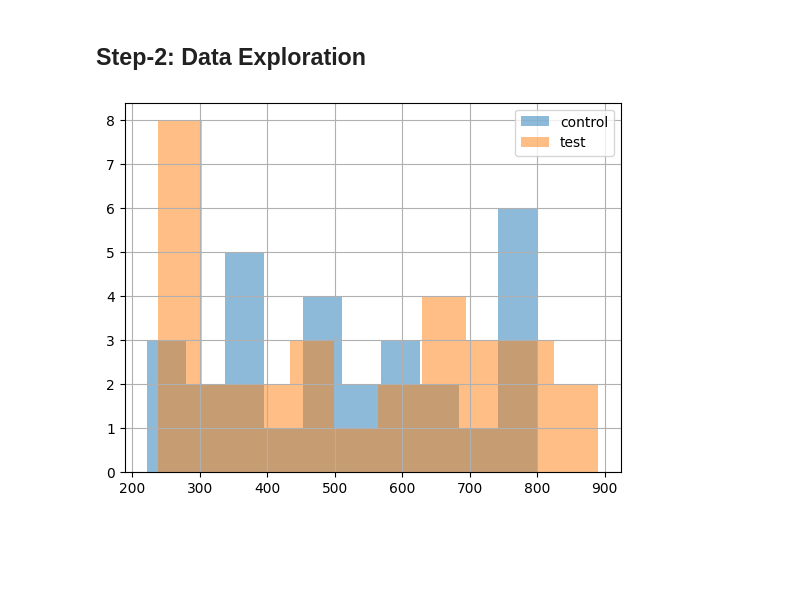
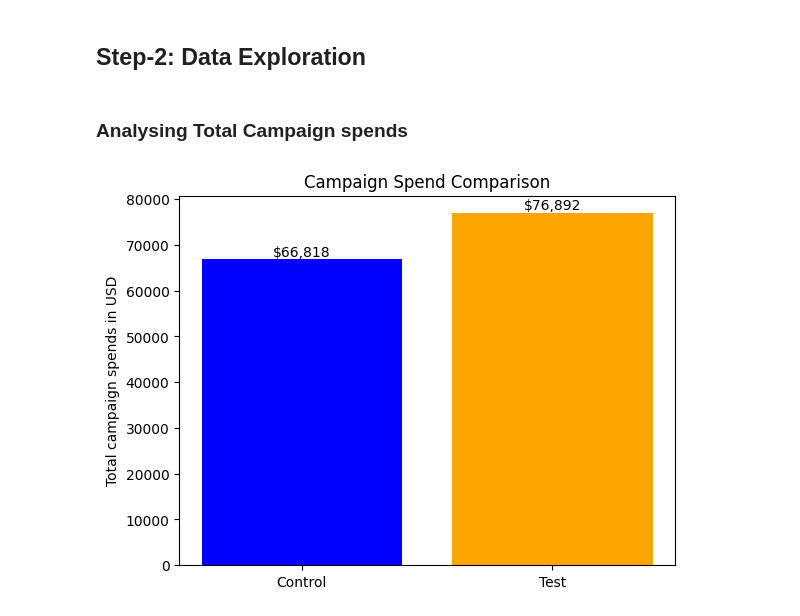
Before and after one commit to ameygawade/DataScience-Kaggle-A-B_Testing, a Jupyter notebook: a-b-testing.ipynb, the cells around one changed output. Drawn from its saved outputs; the diff is of its cells as text; code cells hidden in the pictures; blank space fills up the shorter version.

```diff
--- a/a-b-testing.ipynb
+++ b/a-b-testing.ipynb
@@ -171,0 +188,2 @@ df_control_gp.head()
+# %%
+df_control_gp['Conversion_Rate_%'] = round(((df_control_gp['Purchases']/df_control_gp['Website_Clicks'])*100),2)
@@ -171,0 +192,2 @@ df_control_gp.head()
+# %%
+df_control_gp['CPP'] = round(((df_control_gp['Spend_USD']/df_control_gp['Purchases'])*100),2)
@@ -232,6 +279,17 @@ df_test_gp.head()
 | 2 | Test Campaign | 2019-08-03 | 2365 | 70263 | 45198 | 7885 | 2572 | ... |
 | 3 | Test Campaign | 2019-08-04 | 2710 | 78451 | 25937 | 4216 | 2216 | ... |
 | 4 | Test Campaign | 2019-08-05 | 2297 | 114295 | 95138 | 5863 | 2106 | ... |
+# %%
+df_test_gp['Day'] = df_test_gp['Date'].dt.day_name()
+import holidays
+# Add a column indicating if the date is a weekend
+df_test_gp['Is_Weekend'] = df_test_gp['Day'].isin(['Saturday', 'Sunday'])
+
+# Define the country-specific holidays (e.g., US holidays)
+country_holidays = holidays.US(years=df_test_gp['Date'].dt.year.unique())
+
+# Add a column indicating if the date is a holiday
+df_test_gp['Is_Holiday'] = df_test_gp['Date'].isin(country_holidays)
 # %%
 df_test_gp.rename(columns={
     'Campaign Name': 'Campaign',
@@ -256,0 +317,4 @@ df_test_gp.head()
+# %%
+df_test_gp['CTR_%'] = round(((df_test_gp['Website_Clicks']/df_test_gp['Impressions'])*100),2)
+df_test_gp['Conversion_Rate_%'] = round(((df_test_gp['Purchases']/df_test_gp['Website_Clicks'])*100),2)
+df_test_gp['CPP'] = round(((df_test_gp['Spend_USD']/df_test_gp['Purchases'])*100),2)
@@ -257,11 +341,24 @@ df_test_gp.head()
 # %% [markdown]
 ## Step-2: Data Exploration
-# %%
-import matplotlib.pyplot as plt
-
-df_control_gp['Purchases'].hist(alpha=0.5,label = "control")
-df_test_gp['Purchases'].hist(alpha = 0.5, label = "test")
-plt.legend()
-plt.show()
-# %% [output]
-[figure, removed]
+# %% [markdown]
+### Analysing Total Campaign spends
+# %%
+import matplotlib.pyplot as plt
+
+# Calculate total spend for each campaign
+spend_control = df_control_gp['Spend_USD'].sum()
+spend_test = df_test_gp['Spend_USD'].sum()
+
+# Create the bar chart
+plt.bar(["Control", "Test"], [spend_control, spend_test], color=["blue", "orange"])
+plt.ylabel("Total campaign spends in USD")
+plt.title("Campaign Spend Comparison")
+
+# Annotate totals on top of the bars
+for i, spend in enumerate([spend_control, spend_test]):
+    plt.text(i, spend + 100, f"${spend:,.0f}", ha='center', va='bottom', fontsize=10, color="black")
+
+# Show the plot
+plt.show()
+# %% [output]
+[figure, added]
```
Also changed, not shown: parts of 37 cells of this notebook.
